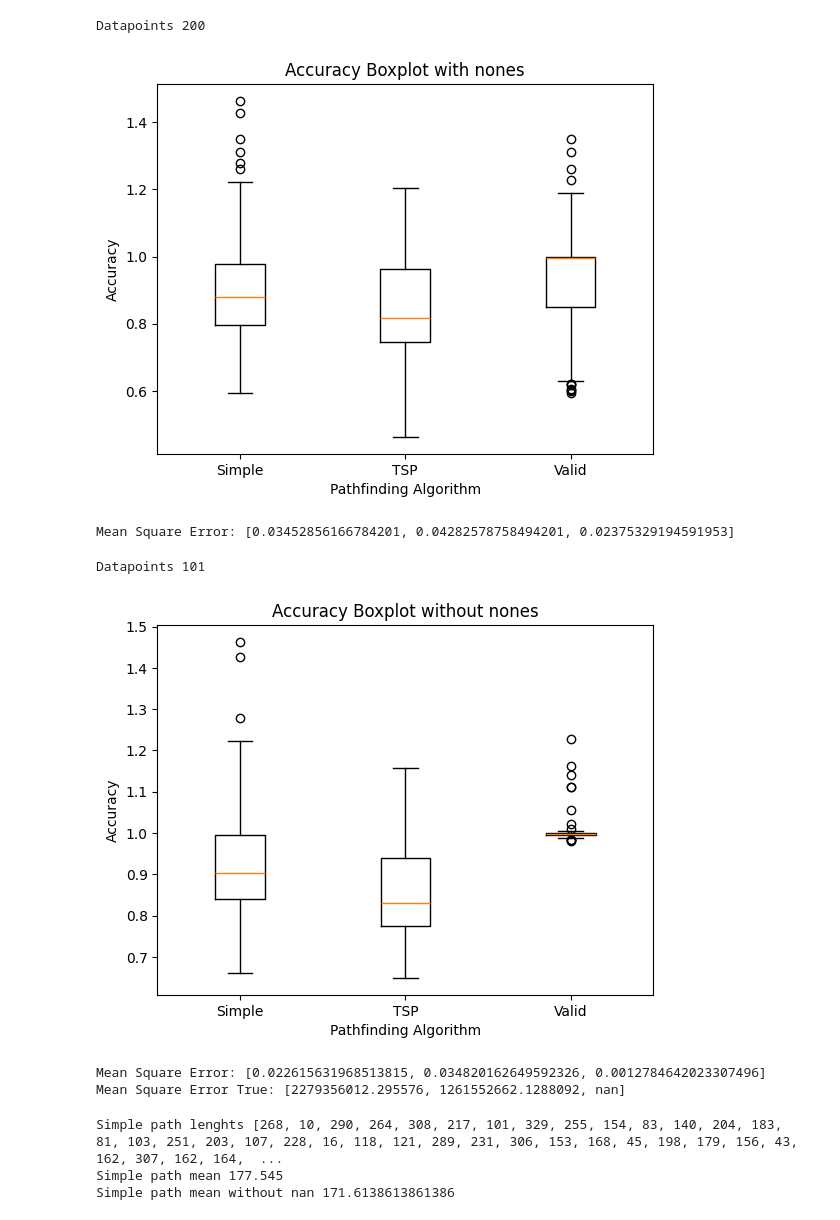
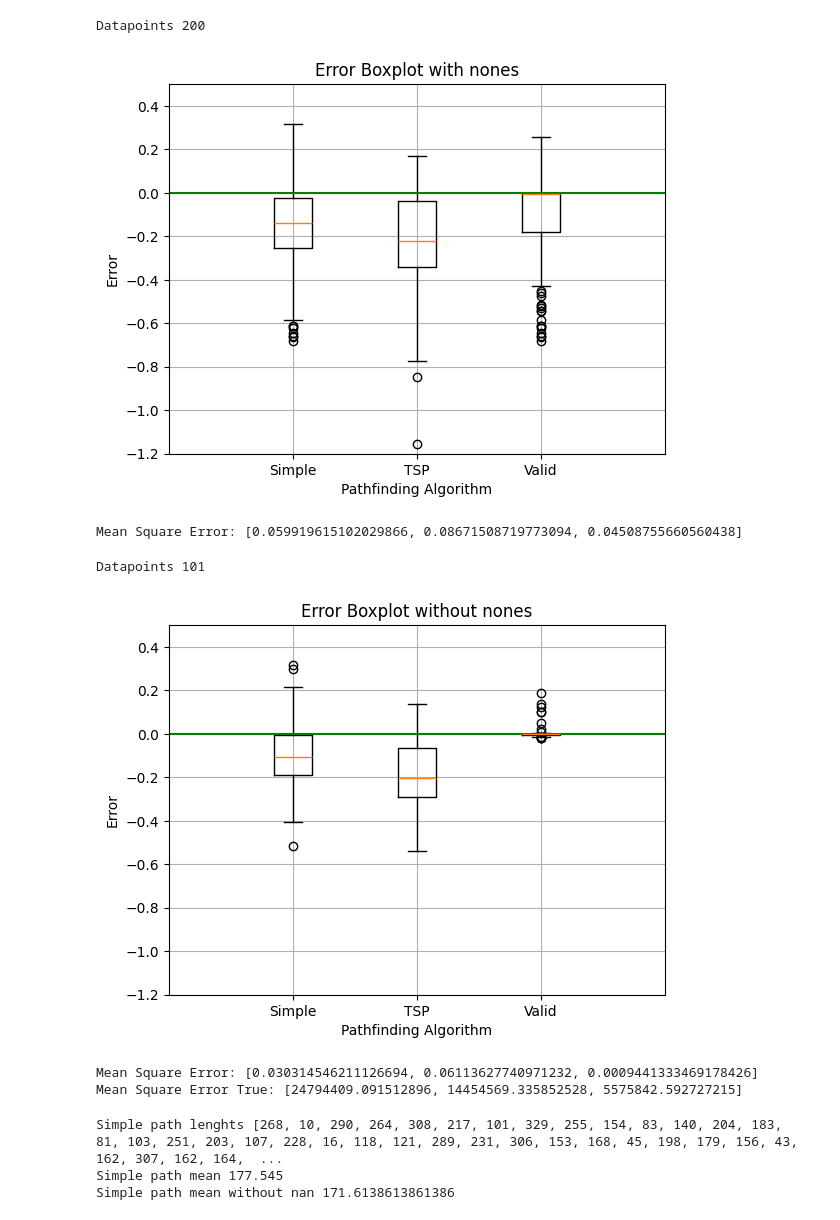
Before and after one commit to maximedrouhin/AI-Lab_Traveling-Salesman-Problem, a Jupyter notebook: statistic_analysis.ipynb, the cells around one changed output. Cells and saved outputs as stored; diff of their text form; code cells hidden in the pictures.

```diff
--- a/statistic_analysis.ipynb
+++ b/statistic_analysis.ipynb
@@ -12,86 +12,93 @@ df = pd.read_csv('results/results_fin.csv')
 accuracy = {}
 
 for inx in ['simple_lenght','tsp_lenght','valid_lenght']:
-    accuracy[inx] = df['true_lenght'] / df[inx]
+    #accuracy[inx] = df['true_lenght'] / df[inx]
+    accuracy[inx] = (df['true_lenght']-df[inx]) / df['true_lenght']
 # %%
 #analysis change nan to simple
 import matplotlib.pyplot as plt
 
 # Extract the accuracy values from the dictionary
 accuracy_values = []
 for key in accuracy:
     accuracy_values.append(list(accuracy[key]))
 
 
 
 for i in range(len(accuracy_values)):
     tmp=[]
     for j in range(len(accuracy_values[i])):
         if np.isnan(accuracy_values[i][j]):
             accuracy_values[i][j] = accuracy_values[0][j]
 
 print("Datapoints",len(accuracy_values[0]))
 # Plot the accuracy as a boxplot
 plt.boxplot(accuracy_values, labels=['Simple', 'TSP', 'Valid'])
 
+plt.axis([0, 4, -1.2, 0.5])
+plt.grid(True)
+plt.axhline(y=0, color='g')
 # Add labels and title
 plt.xlabel('Pathfinding Algorithm')
-plt.ylabel('Accuracy')
-plt.title('Accuracy Boxplot with nones')
+plt.ylabel('Error')
+plt.title('Error Boxplot with nones')
 
 # Show the plot
 plt.show()
 # %% [output]
 Datapoints 200
-[figure, old version]
+[figure, new version]
 # %%
 # Calculate the mean square error
 mse = []
 for i in range(len(accuracy_values)):
     mse.append(0)
     for j in range(len(accuracy_values[i])):
-        mse[i] += (accuracy_values[i][j]-1)**2
+        mse[i] += (accuracy_values[i][j])**2
     mse[i] = mse[i]/len(accuracy_values[i])
 
 
 # Print the result
 print("Mean Square Error:", mse)
 # %% [output]
-Mean Square Error: [0.03452856166784201, 0.04282578758494201, 0.02375329194591953]
+Mean Square Error: [0.059919615102029866, 0.08671508719773094, 0.04508755660560438]
 # %%
 #analysis delete nan values
 import matplotlib.pyplot as plt
 
 # Extract the accuracy values from the dictionary
-accuracy_values = []
+accuracy_values_n = []
 for key in accuracy:
-    accuracy_values.append(list(accuracy[key]))
+    accuracy_values_n.append(list(accuracy[key]))
 
 
 
-for i in range(len(accuracy_values)):
+for i in range(len(accuracy_values_n)):
     nones=[]
-    for j in range(len(accuracy_values[i])):
-        if np.isnan(accuracy_values[i][j]):
+    for j in range(len(accuracy_values_n[i])):
+        if np.isnan(accuracy_values_n[i][j]):
             nones.append(j)
 
-for i in range(len(accuracy_values)):
-    accuracy_values[i] = [x for j, x in enumerate(accuracy_values[i]) if j not in nones]
+for i in range(len(accuracy_values_n)):
+    accuracy_values_n[i] = [x for j, x in enumerate(accuracy_values_n[i]) if j not in nones]
 
-print("Datapoints",len(accuracy_values[0]))
+print("Datapoints",len(accuracy_values_n[0]))
 # Plot the accuracy as a boxplot
-plt.boxplot(accuracy_values, labels=['Simple', 'TSP', 'Valid'])
+plt.boxplot(accuracy_values_n, labels=['Simple', 'TSP', 'Valid'])
 
+plt.axis([0, 4, -1.2, 0.5])
+plt.grid(True)
+plt.axhline(y=0, color='g')
 # Add labels and title
 plt.xlabel('Pathfinding Algorithm')
-plt.ylabel('Accuracy')
-plt.title('Accuracy Boxplot without nones')
+plt.ylabel('Error')
+plt.title('Error Boxplot without nones')
 
 # Show the plot
 plt.show()
 # %% [output]
 Datapoints 101
-[figure, old version]
+[figure, new version]
 # %%
 # Calculate the mean square error
 mse = []
@@ -100,17 +107,19 @@ for i in range(len(accuracy_values)):
     mse.append(0)
     mse_true.append(0)
     for j in range(len(accuracy_values[i])):
-        mse[i] += (accuracy_values[i][j]-1)**2
-        mse_true[i] += (df.iloc[j][2+i]-df.iloc[j][1])**2
-    mse[i] = mse[i]/len(accuracy_values[i])
+        if j not in nones:
+            mse[i] += (accuracy_values[i][j])**2
+            mse_true[i] += (df.iloc[j][2+i]-df.iloc[j][1])**2
+    mse[i] = mse[i]/(len(accuracy_values[i])-len(nones))
+    mse_true[i] = mse_true[i]/(len(accuracy_values[i])-len(nones))
 
 
 # Print the result
 print("Mean Square Error:", mse)
 print("Mean Square Error True:", mse_true)
 # %% [output]
-Mean Square Error: [0.022615631968513815, 0.034820162649592326, 0.0012784642023307496]
-Mean Square Error True: [2279356012.295576, 1261552662.1288092, nan]
+Mean Square Error: [0.030314546211126694, 0.06113627740971232, 0.0009441333469178426]
+Mean Square Error True: [24794409.091512896, 14454569.335852528, 5575842.592727215]
 # %%
 lenghts = []
 
```
Also changed, not shown: 2 other files.
